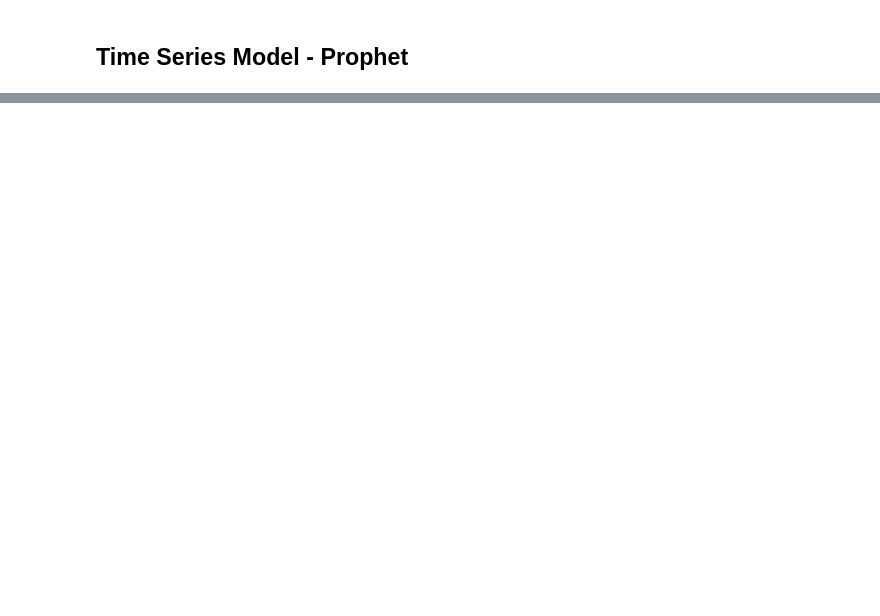
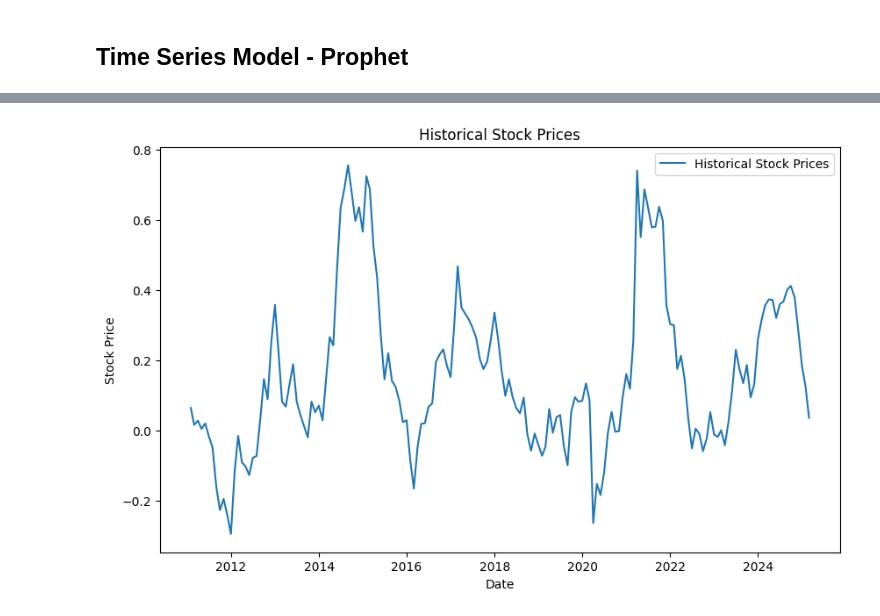
Before and after one commit to DeepakRagupathy/Stock, a Jupyter notebook: Stock__Prediction.ipynb, the cells around one changed output, grey strips where cells are left out. Cells and saved outputs as stored; diff of their text form; code cells hidden in the pictures; blank space fills up the shorter version.

```diff
--- a/Stock__Prediction.ipynb
+++ b/Stock__Prediction.ipynb
@@ -604,0 +526,3 @@ plt.tight_layout()
+# %%
+df=df.iloc[:,1:]
+df
@@ -604,0 +543,24 @@ plt.tight_layout()
+# %%
+import pandas as pd
+import numpy as np
+import matplotlib.pyplot as plt
+from sklearn.preprocessing import MinMaxScaler
+from tensorflow.keras.models import Sequential
+from tensorflow.keras.layers import LSTM, Dense
+
+# Assuming 'df' is already loaded from '12m.csv'
+# and 'Date' column is already converted to datetime
+
+# Remove trailing tab from column name
+df.columns = df.columns.str.strip()
+
+# Plotting the historical stock prices
+plt.figure(figsize=(10, 6))
+plt.plot(df['Date'], df['CAGR_Return_12m'], label='Historical Stock Prices')  # Using the corrected column name
+plt.title('Historical Stock Prices')
+plt.xlabel('Date')
+plt.ylabel('Stock Price')
+plt.legend()
+plt.show()
+# %% [output]
+[figure, added]
```
Also changed, not shown: parts of 37 cells of this notebook.
